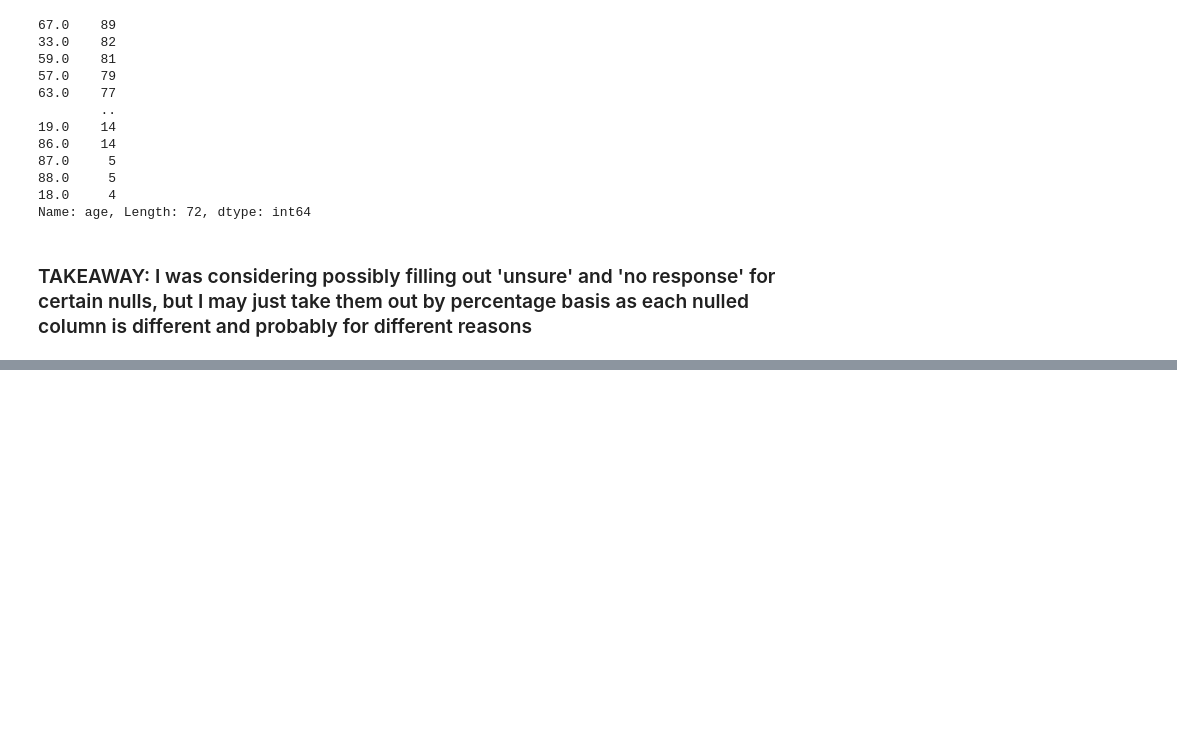
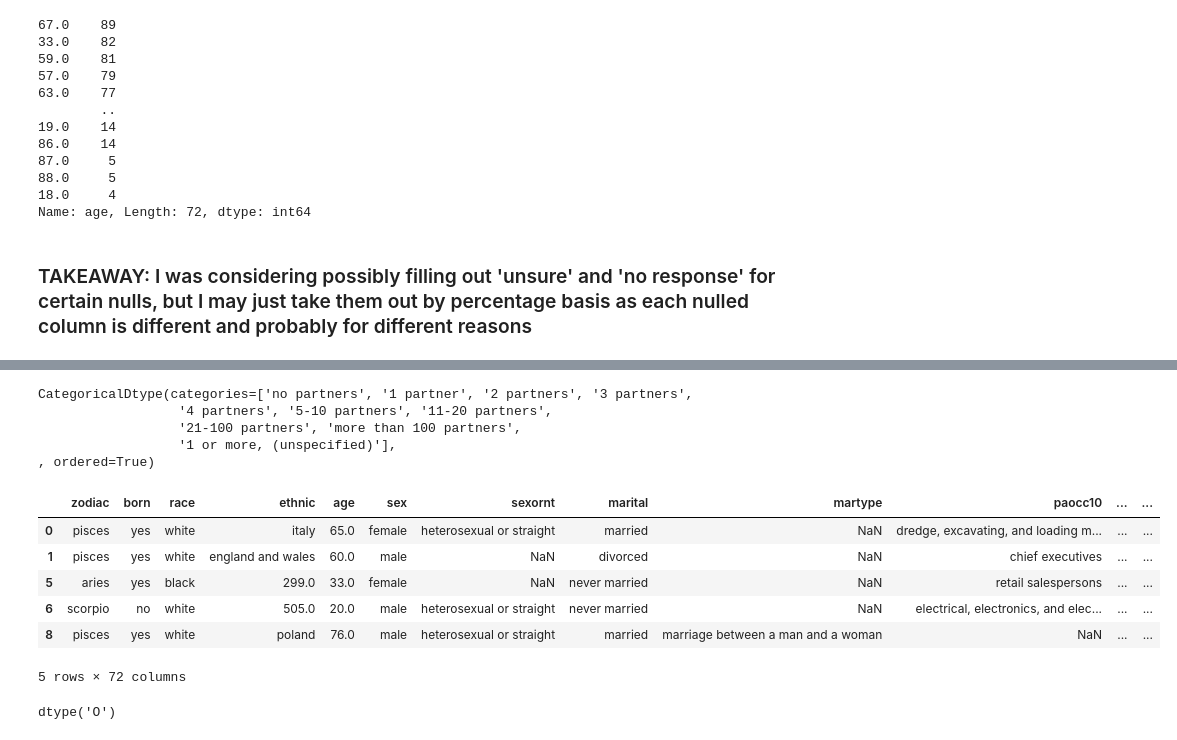
Before and after one commit to jeneyring/GSS_survey, a Jupyter notebook: gss_wrangle.ipynb, the cells around one changed output, grey strips where cells are left out. Cells and saved outputs as stored; diff of their text form; code cells hidden in the pictures; blank space fills up the shorter version.

```diff
--- a/gss_wrangle.ipynb
+++ b/gss_wrangle.ipynb
@@ -208,0 +226,4 @@ Name: age, Length: 72, dtype: int64
+# %%
+#Because the partners and partnrs5 columns are missing 1/3 of their responses, and could be possibly due to age/demographic, I will fill these with 'no_response'
+df.partners = df.partners.fillna('no_response')
+#ok. I need to set a category up for these columns...
@@ -208,0 +246,38 @@ Name: age, Length: 72, dtype: int64
+# %%
+df.partners.dtypes
+# %% [output]
+CategoricalDtype(categories=['no partners', '1 partner', '2 partners', '3 partners',
+                  '4 partners', '5-10 partners', '11-20 partners',
+                  '21-100 partners', 'more than 100 partners',
+                  '1 or more, (unspecified)'],
+, ordered=True)
+# %%
+#changing the dtype to an object so that I can fill the nulls
+def partner_type(df):
+    df['partners'] = df['partners'].astype(object)
+    df['partners'] = df['partners'].fillna('no response')
+    return df
+# %%
+#filling nulls
+df= partner_type(df)
+# %%
+#same thing for partnrs5
+def partner_five(df):
+    df['partnrs5'] = df['partnrs5'].astype(object)
+    df['partnrs5'] = df['partnrs5'].fillna('no response')
+    return df
+# %%
+df = partner_five(df)
+df.head()
+# %% [output]
+|  | zodiac | born | race | ethnic | age | sex | sexornt | marital | martype | paocc10 | ... | ... |
+| 0 | pisces | yes | white | italy | 65.0 | female | heterosexual or straight | married | NaN | dredge, excavating, and loading m... | ... | ... |
+| 1 | pisces | yes | white | england and wales | 60.0 | male | NaN | divorced | NaN | chief executives | ... | ... |
+| 5 | aries | yes | black | 299.0 | 33.0 | female | NaN | never married | NaN | retail salespersons | ... | ... |
+| 6 | scorpio | no | white | 505.0 | 20.0 | male | heterosexual or straight | never married | NaN | electrical, electronics, and elec... | ... | ... |
+| 8 | pisces | yes | white | poland | 76.0 | male | heterosexual or straight | married | marriage between a man and a woman | NaN | ... | ... |
+5 rows × 72 columns
+# %%
+df.partners.dtype
+# %% [output]
+dtype('O')
```
Also changed, not shown: parts of 5 cells of this notebook.
